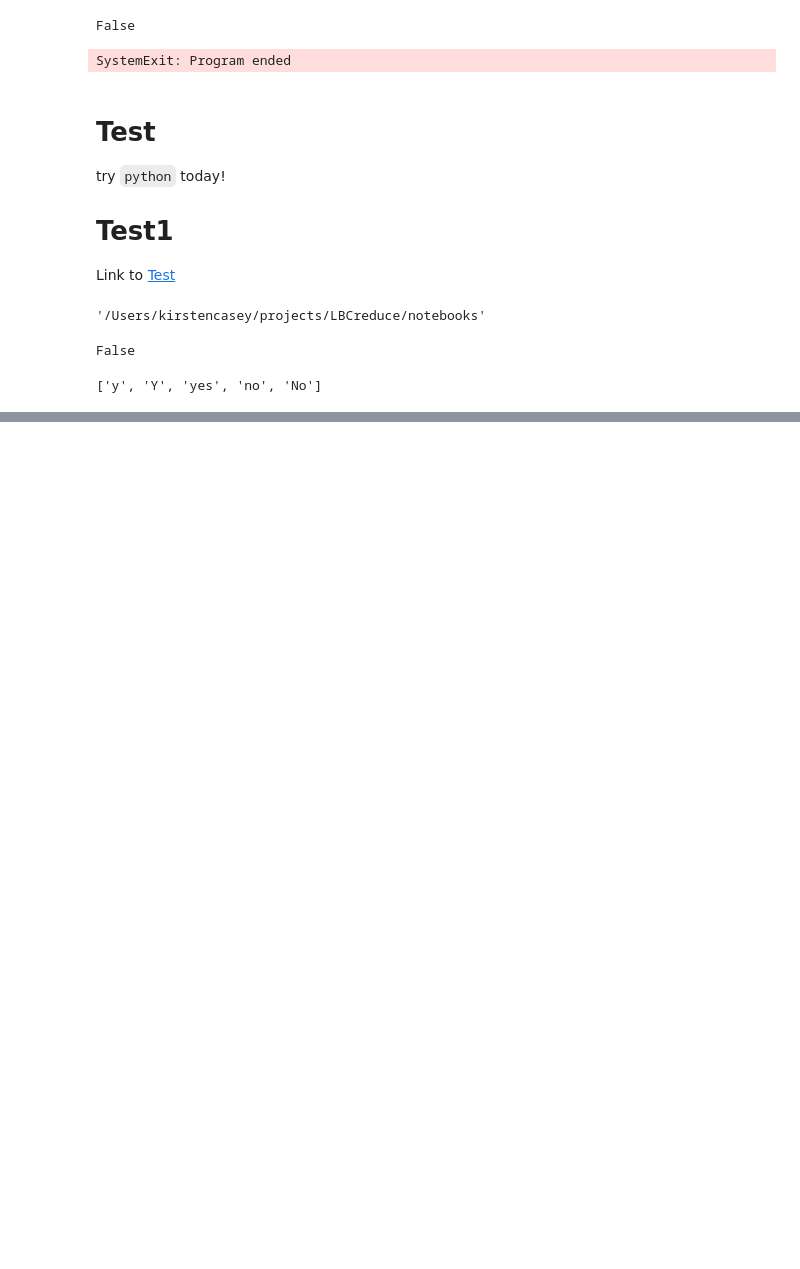
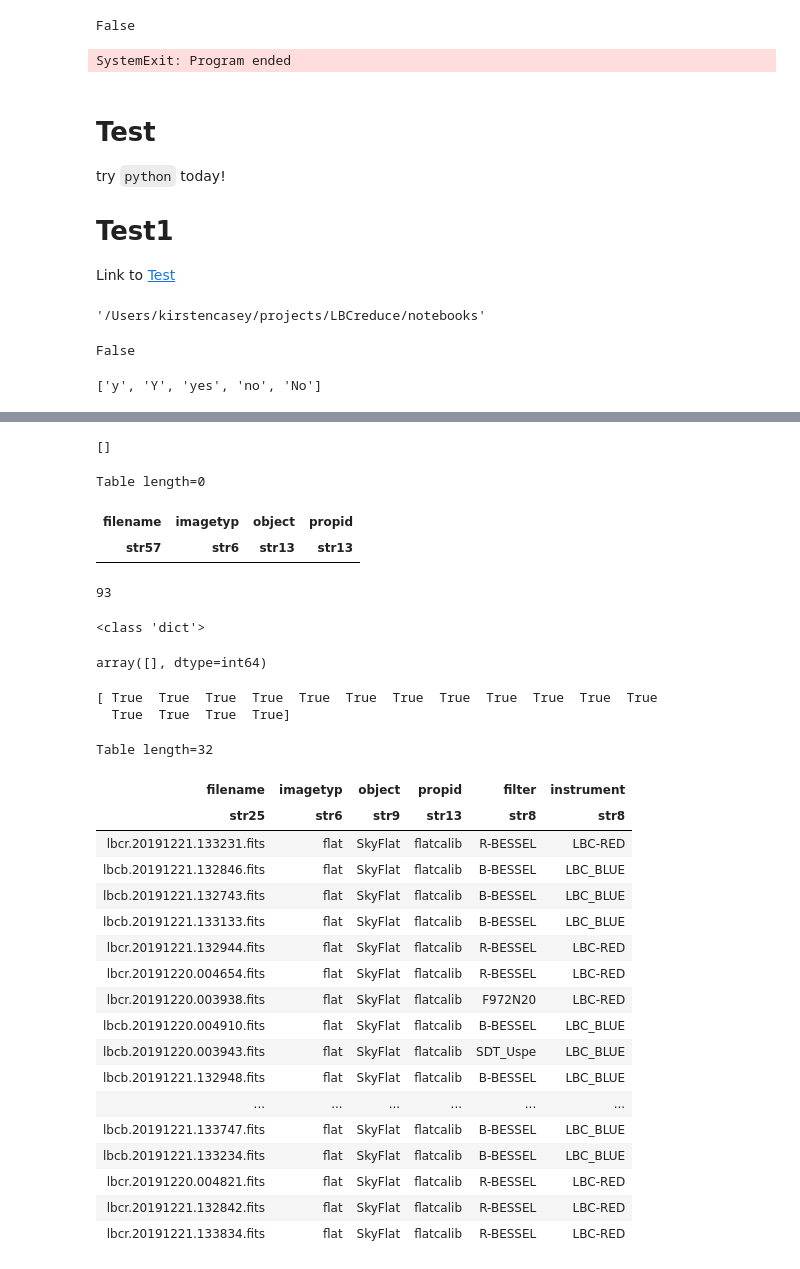
Before and after one commit to kirstencasey/LBCreduce, a Jupyter notebook: notebooks/sandbox.ipynb, the cells around one changed output, grey strips where cells are left out. Cells and saved outputs as stored; diff of their text form; code cells hidden in the pictures; blank space fills up the shorter version.

```diff
--- a/notebooks/sandbox.ipynb
+++ b/notebooks/sandbox.ipynb
@@ -27,0 +185,5 @@ lbcb.20191220.140452.fits     zero U-BESSEL BinoBias
+# %%
+combine_arg_dict = {'masked median': np.ma.median}
+config = dict(sigma_clip_func='masked median',sigma_clip=True,num=5)
+config['sigma_clip_func'] = combine_arg_dict[config['sigma_clip_func']]
+config['sigma_clip_func']
@@ -282,0 +542,25 @@ import yaml
+# %%
+file_info = get_image_info(config,'/Volumes/WD-EXFAT/Images/lbc-raw/')
+flat_info = file_info[np.where(file_info['imagetyp']=='flat')]
+object_info = file_info[np.where(file_info['imagetyp']=='object')]
+bias_info = file_info[np.where(file_info['imagetyp']=='zero')]
+# %%
+bias1 = []
+for bias in bias_info:
+    if '20191221' in bias['filename']:
+        bias1.append(bias['filename'])
+
+'''
+for i in range(len(flats1)):
+    shutil.copyfile(flats1[i], '/Users/kirstencasey/test_raw_ims/'+flats1[i].split('/')[-1])
+    #shutil.copyfile(udgr[i], '/Users/kirstencasey/test_raw_ims/'+udgr[i].split('/')[-1])
+'''
+bias1
+# %% [output]
+[]
+# %%
+bias_info
+# %% [output]
+Table length=0
+| filename | imagetyp | object | propid |
+| str57 | str6 | str13 | str13 |
@@ -282,0 +582,4 @@ import yaml
+# %%
+len(file_info)
+# %% [output]
+93
@@ -282,0 +593,17 @@ import yaml
+# %%
+print(type(config['sigma_clip_flats_options']))
+# %% [output]
+<class 'dict'>
+# %%
+counts = np.asarray(counts)
+counts[clipped_counts.mask]
+# %% [output]
+array([], dtype=int64)
+# %%
+print(~clipped_counts.mask)
+# %% [output]
+[ True  True  True  True  True  True  True  True  True  True  True  True
+  True  True  True  True]
+# %%
+flats = file_info[np.where(file_info['imagetyp']=='flat')]
+copythese = np.asarray(flats['filename'][np.where(flats['filter']=='B-BESSEL')])
@@ -282,0 +613,22 @@ import yaml
+# %%
+flats
+# %% [output]
+Table length=32
+| filename | imagetyp | object | propid | filter | instrument |
+| str25 | str6 | str9 | str13 | str8 | str8 |
+| lbcr.20191221.133231.fits | flat | SkyFlat | flatcalib | R-BESSEL | LBC-RED |
+| lbcb.20191221.132846.fits | flat | SkyFlat | flatcalib | B-BESSEL | LBC_BLUE |
+| lbcb.20191221.132743.fits | flat | SkyFlat | flatcalib | B-BESSEL | LBC_BLUE |
+| lbcb.20191221.133133.fits | flat | SkyFlat | flatcalib | B-BESSEL | LBC_BLUE |
+| lbcr.20191221.132944.fits | flat | SkyFlat | flatcalib | R-BESSEL | LBC-RED |
+| lbcr.20191220.004654.fits | flat | SkyFlat | flatcalib | R-BESSEL | LBC-RED |
+| lbcr.20191220.003938.fits | flat | SkyFlat | flatcalib | F972N20 | LBC-RED |
+| lbcb.20191220.004910.fits | flat | SkyFlat | flatcalib | B-BESSEL | LBC_BLUE |
+| lbcb.20191220.003943.fits | flat | SkyFlat | flatcalib | SDT_Uspe | LBC_BLUE |
+| lbcb.20191221.132948.fits | flat | SkyFlat | flatcalib | B-BESSEL | LBC_BLUE |
+| ... | ... | ... | ... | ... | ... |
+| lbcb.20191221.133747.fits | flat | SkyFlat | flatcalib | B-BESSEL | LBC_BLUE |
+| lbcb.20191221.133234.fits | flat | SkyFlat | flatcalib | B-BESSEL | LBC_BLUE |
+| lbcr.20191220.004821.fits | flat | SkyFlat | flatcalib | R-BESSEL | LBC-RED |
+| lbcr.20191221.132842.fits | flat | SkyFlat | flatcalib | R-BESSEL | LBC-RED |
+| lbcr.20191221.133834.fits | flat | SkyFlat | flatcalib | R-BESSEL | LBC-RED |
```
Also changed, not shown: parts of 26 cells of this notebook, 9 other files.
